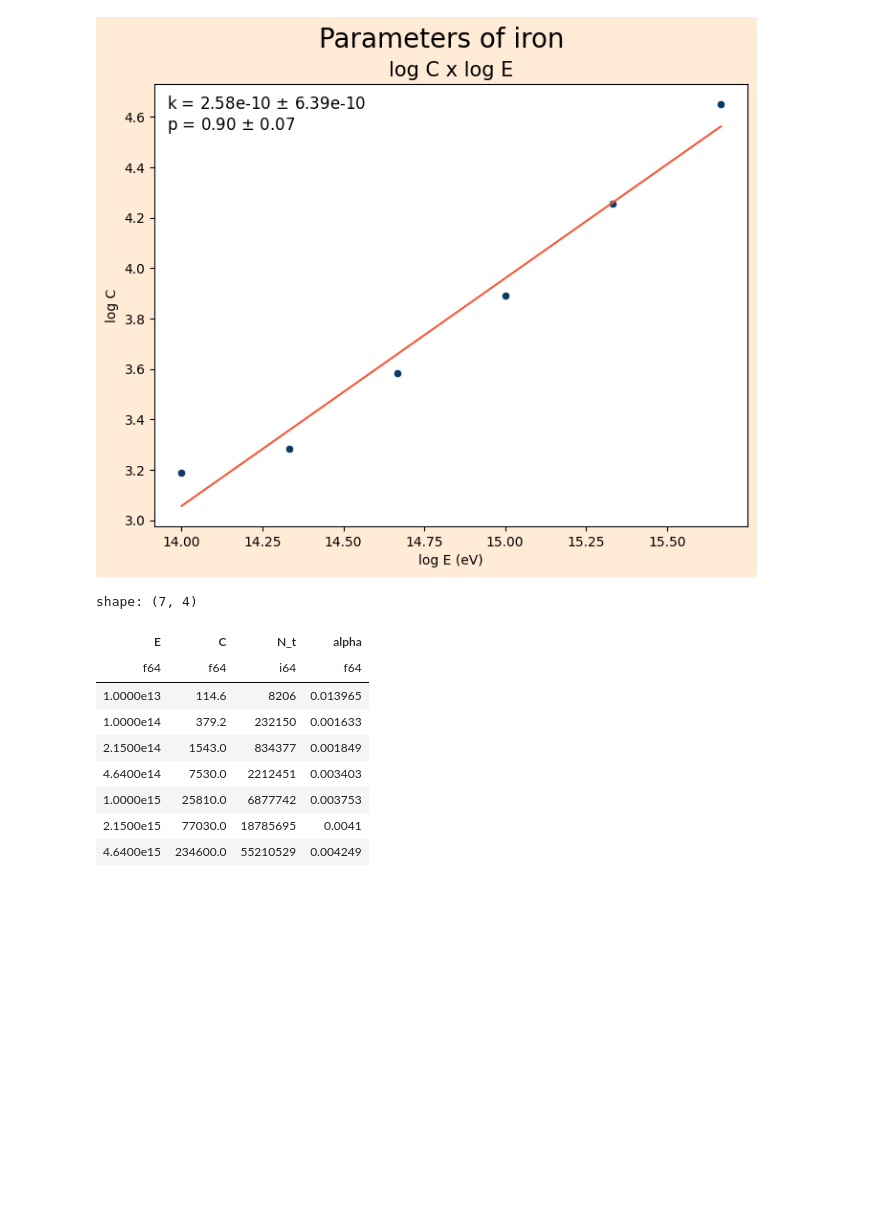
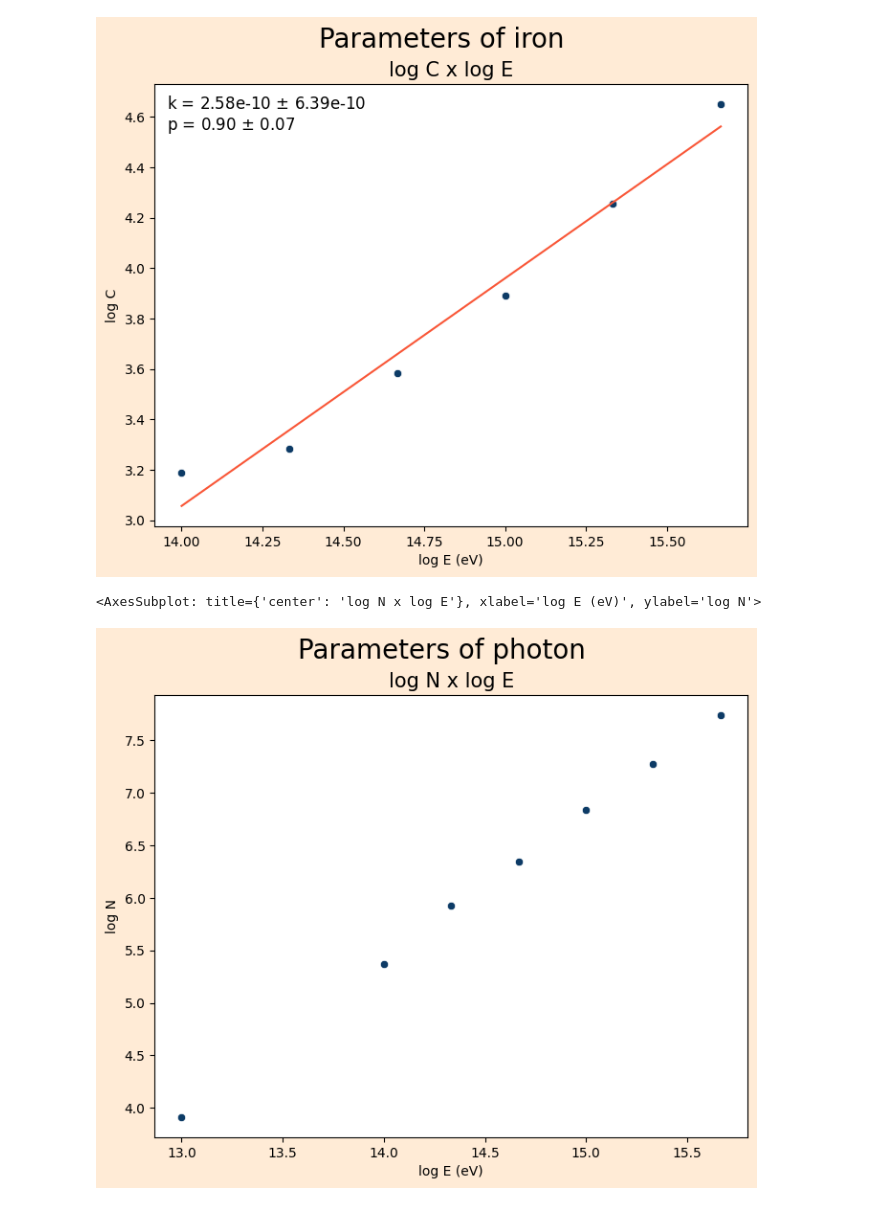
Before and after one commit to lucas-orfei/mestrado, a Jupyter notebook: parameters.ipynb, the cells around one changed output. Drawn from its saved outputs; the diff is of its cells as text; code cells hidden in the pictures; blank space fills up the shorter version.

```diff
--- a/parameters.ipynb
+++ b/parameters.ipynb
@@ -426,43 +426,51 @@ shape: (6, 4)
 
 # Fóton
 
 
 C = [114.6,379.2,1543,7530,2.581E04,7.703E04,2.346E05]
 E = [1E13,1E14, 2.15E14, 4.64E14,1E15,2.15E15,4.64E15]
 N_t = []
 
 output_path = '/home/orfei/mestrado/progs/lateral_distribution/photon/*'
 
 for file in glob.glob(output_path):
     tamanho = len(pl.scan_csv(file).collect(streaming=True))
     N_t.append(tamanho)
 
 N_t.sort()
 N_t
 
 data = {
     'E':E,
     'C':C,
     'N_t':N_t
 }
 
 df = pl.DataFrame(data)
 
 df = df.with_columns(
         (pl.col('C')/pl.col('N_t')).alias('alpha')
 )
 df
+
+logN = np.log10(N_t)
+logE = np.log10(E)
+
+fig, ax = plt.subplots(figsize = (8, 6), facecolor = '#FFEBD6')
+fig.suptitle('Parameters of photon', size = 20)
+#fig.tight_layout()
+
+
+ax.set_title('log N x log E', size = 15)
+ax.set_xlabel('log E (eV)')
+ax.set_ylabel('log N')
+ax.set_facecolor('white')
+
+
+sns.scatterplot(x = logE, y = logN, color = '#0D3B66', ax = ax)
 # %% [output]
-shape: (7, 4)
+<AxesSubplot: title={'center': 'log N x log E'}, xlabel='log E (eV)', ylabel='log N'>
-| E | C | N_t | alpha |
-| f64 | f64 | i64 | f64 |
-| 1.0000e13 | 114.6 | 8206 | 0.013965 |
-| 1.0000e14 | 379.2 | 232150 | 0.001633 |
-| 2.1500e14 | 1543.0 | 834377 | 0.001849 |
-| 4.6400e14 | 7530.0 | 2212451 | 0.003403 |
-| 1.0000e15 | 25810.0 | 6877742 | 0.003753 |
-| 2.1500e15 | 77030.0 | 18785695 | 0.0041 |
-| 4.6400e15 | 234600.0 | 55210529 | 0.004249 |
+[figure, added]
 # %%
 # Relação entre C e o número total de partículas
 
```
Also changed, not shown: parts of 3 cells of this notebook, 1 other file.
